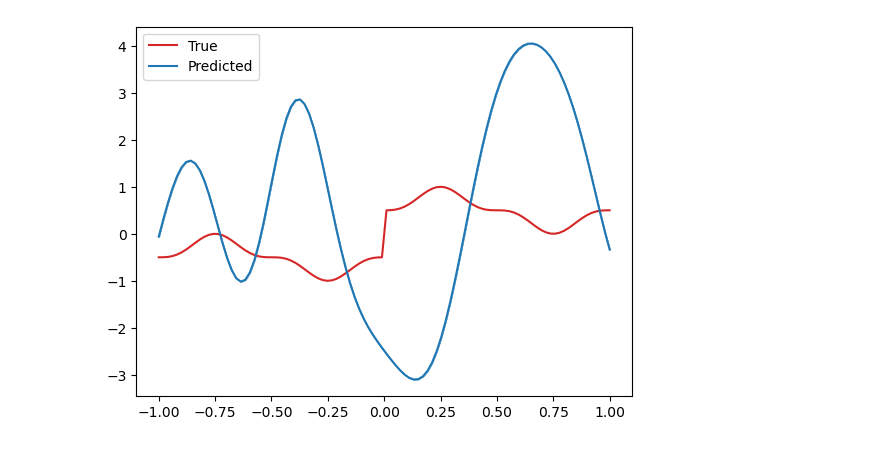
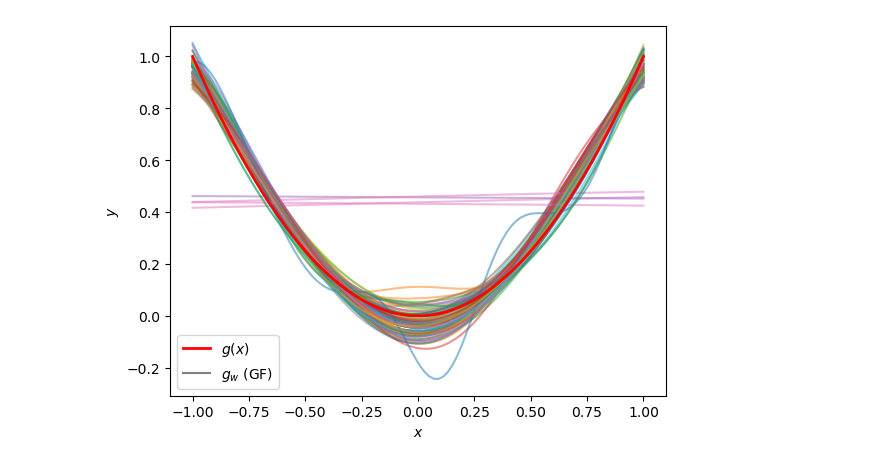
Before and after one commit to TheoHanon/UQ-with-Importance-Sampling, a Jupyter notebook: PARTII_tf/uq.ipynb, the cells around one changed output. Saved outputs shown, nothing was run; the diff lists cells and outputs as text; code cells hidden in the pictures.

```diff
--- a/PARTII_tf/uq.ipynb
+++ b/PARTII_tf/uq.ipynb
@@ -48,17 +95,0 @@ mean, var = est.estimate(x_pred = x_pred)
-# %%
-fig, ax = plt.subplots()
-
-def update(frame):
-    ax.clear()
-    ax.plot(np.linspace(-1, 1, 100), g(np.linspace(-1, 1, 100)), label = "True", color = "tab:red")
-    ax.plot(np.linspace(-1, 1, 100), mean[frame], label = "Predicted", color = "tab:blue")
-    ax.fill_between(np.linspace(-1, 1, 100), mean[frame] - np.sqrt(var[frame]), mean[frame] + np.sqrt(var[frame]), alpha = 0.5, color = "tab:blue")
-    ax.legend()
-
-    return ax,
-
-
-ani = animation.FuncAnimation(fig, update, frames = 500, interval = 10)
-rc('animation', html='html5')
-# %% [output]
-[figure, removed]
@@ -66,0 +96,16 @@ ani
+# %%
+x_plot = np.linspace(-1, 1, 100)
+y_plot_gf = model.gw(x_plot.reshape(-1, 1), w_gf[-1]).numpy().squeeze().T
+
+fig, ax = plt.subplots()
+ax.plot(x_plot, y_plot_gf, alpha = 0.5)
+ax.plot(np.linspace(-1, 1, 100), g(np.linspace(-1, 1, 100)), label=r'$g(x)$', color='red', linewidth=2)
+ax.plot([], [], label = r"$g_w$ (GF)", color='k', alpha=0.5)
+
+
+plt.xlabel(r'$x$')
+plt.ylabel(r'$y$')
+plt.legend()
+plt.show()
+# %% [output]
+[figure, added]
```
Also changed, not shown: parts of 11 cells of this notebook, 7 other files.
